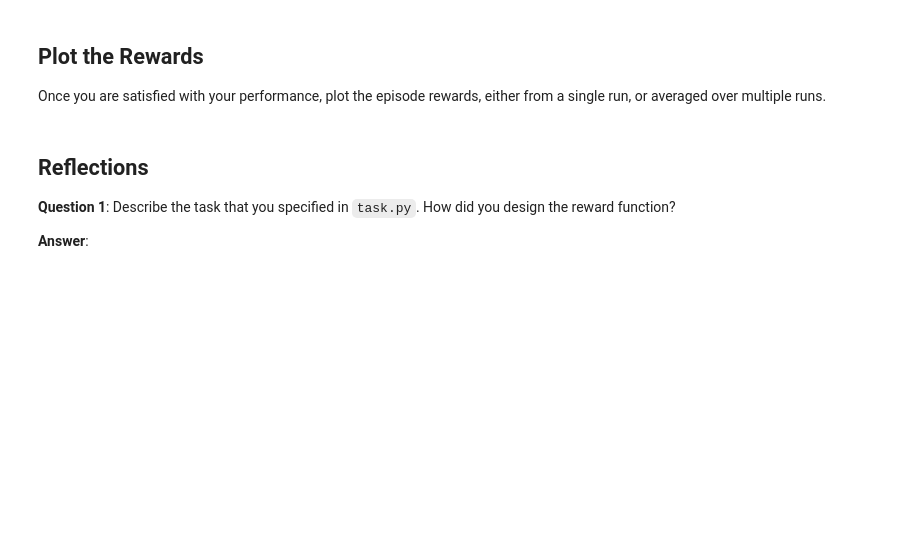
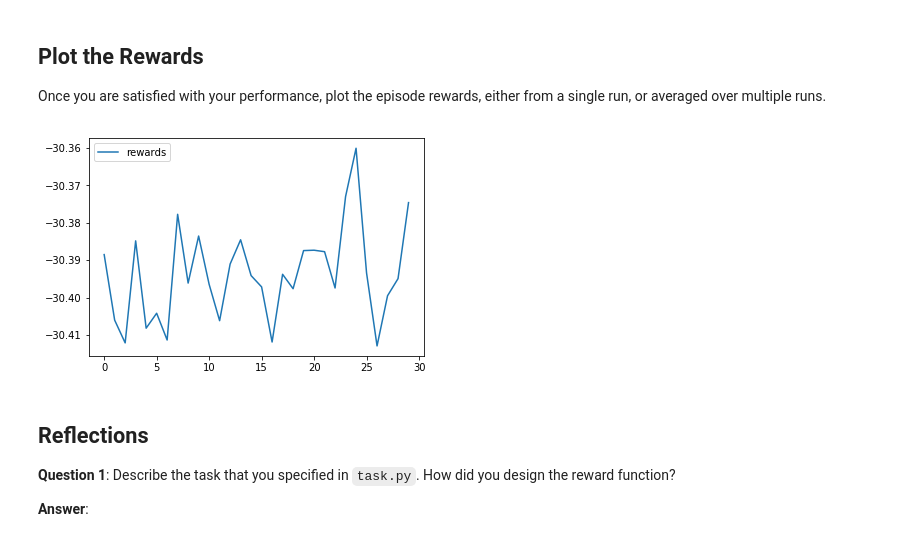
Before and after one commit to fgsantos89/RL-Quadcopter-2, a Jupyter notebook: Quadcopter_Project.ipynb, the cells around one changed output. Drawn from its saved outputs; the diff is of its cells as text; code cells hidden in the pictures; blank space fills up the shorter version.

Commit message:
running and plotting the results

```diff
--- a/Quadcopter_Project.ipynb
+++ b/Quadcopter_Project.ipynb
@@ -298,3 +296,28 @@ Once you are satisfied with your performance, plot the episode rewards, either f
+# %%
+runs = { 'episode' : [], 'reward' : []}
+
+for i in range(30):
+    state = agent.reset_episode()
+    episode_reward = 0
+    while True:
+        action = agent.act(state)
+        next_state, reward, done = task.step(action)
+        state = next_state
+        episode_reward = episode_reward + reward
+        if done:
+            sys.stdout.flush()
+            runs['episode'].append(i)
+            runs['reward'].append(episode_reward)
+            break;
+
+import matplotlib.pyplot as plt
+%matplotlib inline
+
+plt.plot(runs['episode'], runs['reward'], label='rewards')
+plt.legend()
+_ = plt.ylim()
+# %% [output]
+[figure, added]
 # %% [markdown]
 ## Reflections
 
```
Also changed, not shown: parts of 2 cells of this notebook.
